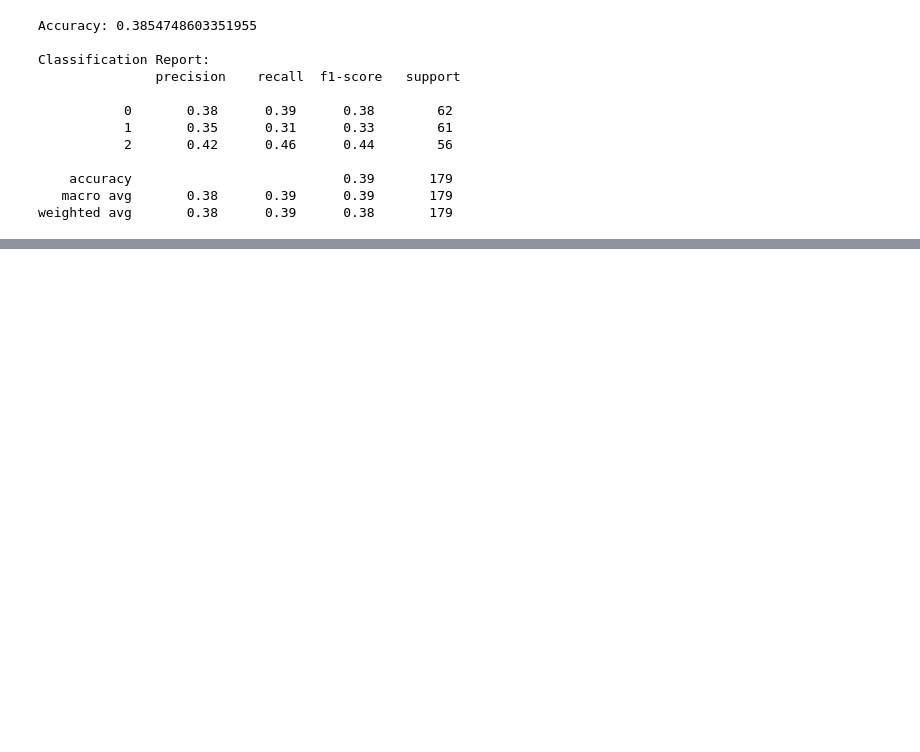
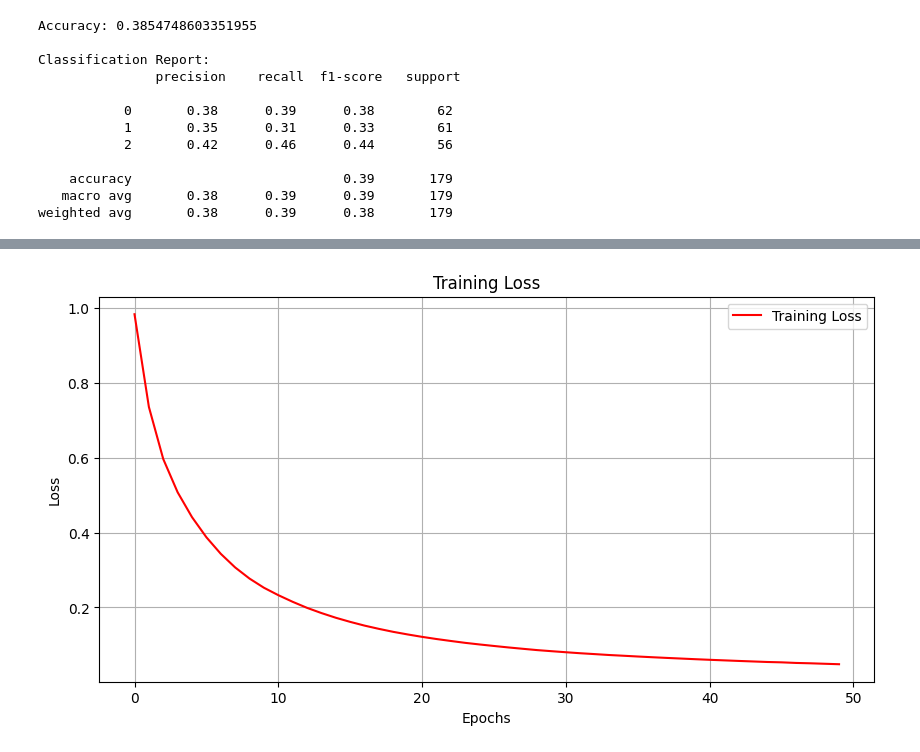
Before and after one commit to marta4cod/NNAssessment1, a Jupyter notebook: NNAs1.ipynb, the cells around one changed output, grey strips where cells are left out. Saved outputs shown, nothing was run; the diff lists cells and outputs as text; code cells hidden in the pictures; blank space fills up the shorter version.

```diff
--- a/NNAs1.ipynb
+++ b/NNAs1.ipynb
@@ -401,0 +434,12 @@ print(feature_importance)
+# %%
+# Plot Loss
+plt.figure(figsize=(10, 5))
+plt.plot(history.history['loss'], label='Training Loss', color='red')
+plt.title('Training Loss')
+plt.xlabel('Epochs')
+plt.ylabel('Loss')
+plt.legend()
+plt.grid()
+plt.show()
+# %% [output]
+[figure, added]
```
Also changed, not shown: parts of 10 cells of this notebook.
